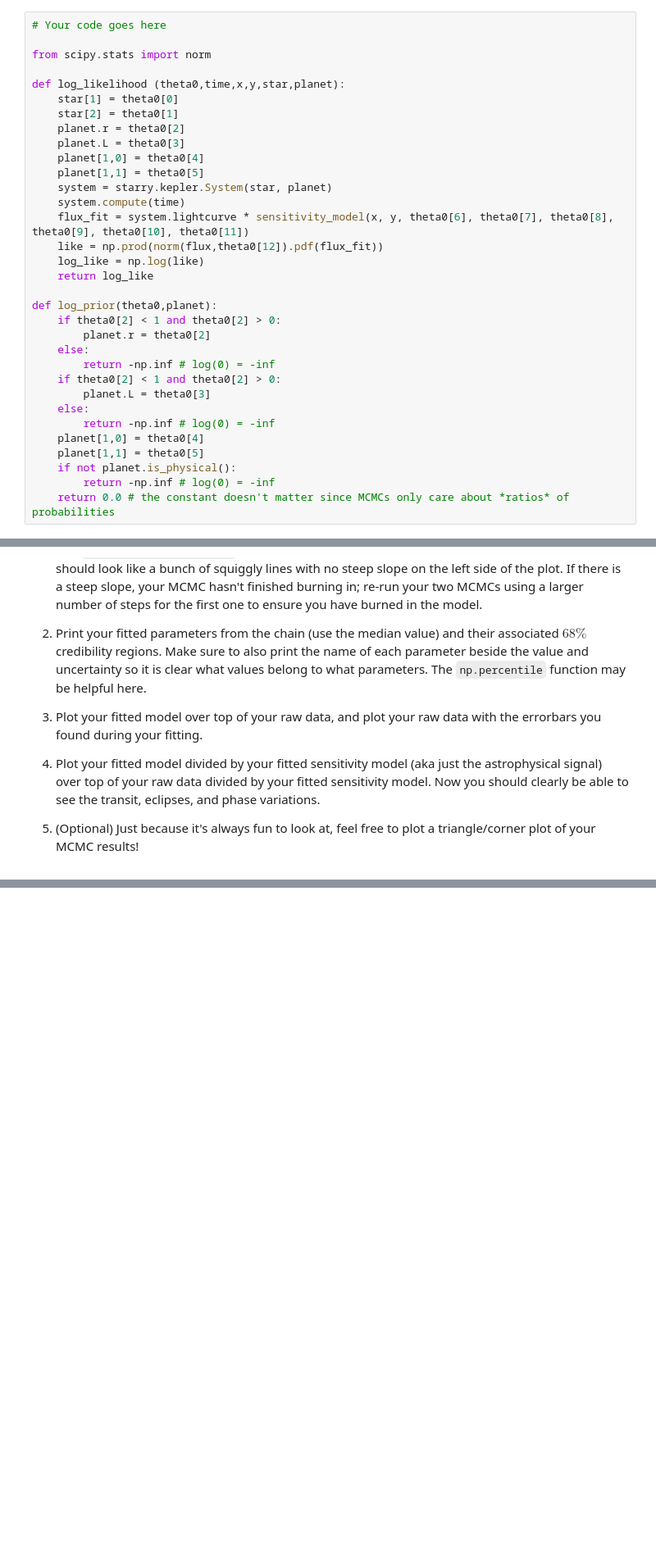
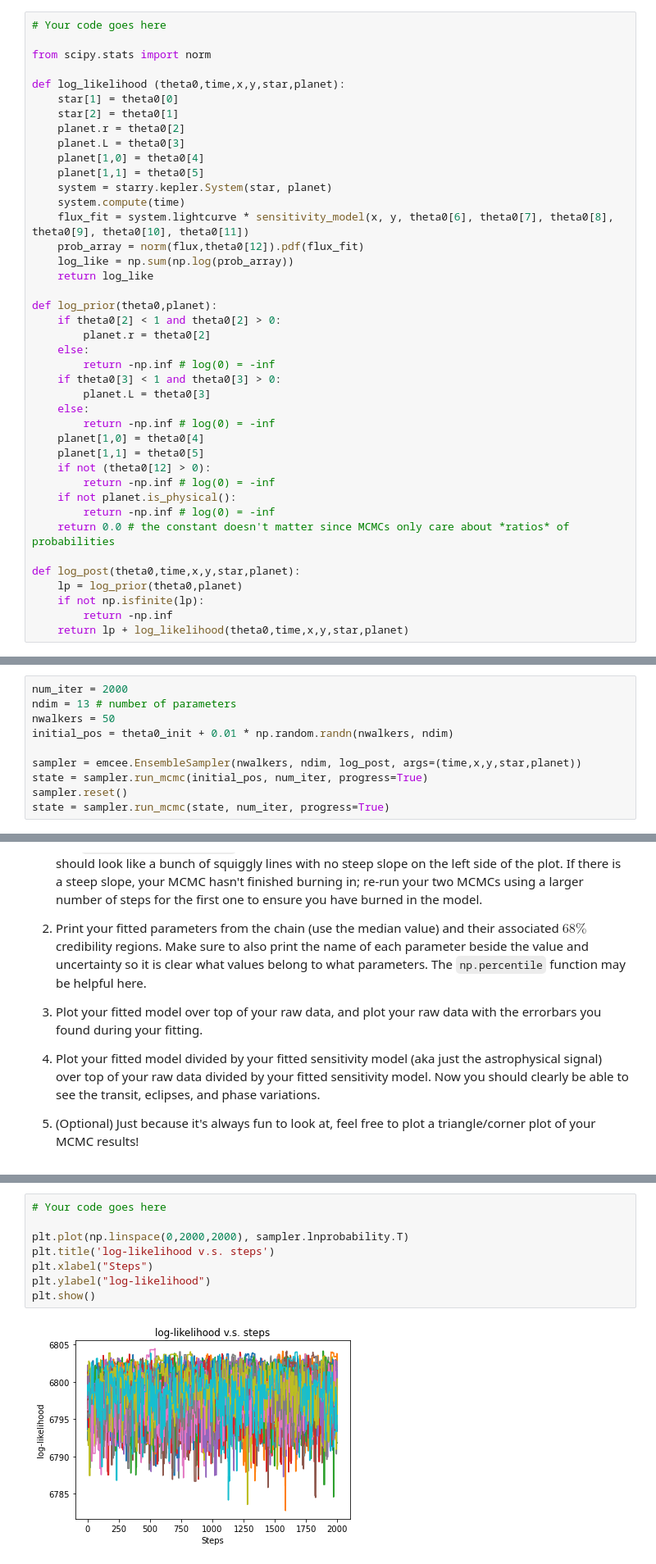
Before and after one commit to Foo2000/PHYS321_CodingLabs, a Jupyter notebook: CodingLab8/CodingLab08_Exoplanets.ipynb, the cells around one changed output, grey strips where cells are left out. Shown at 82% size. Saved outputs shown, nothing was run; the diff lists cells and outputs as text; blank space fills up the shorter version.

```diff
--- a/CodingLab8/CodingLab08_Exoplanets.ipynb
+++ b/CodingLab8/CodingLab08_Exoplanets.ipynb
@@ -382,8 +373,8 @@ def log_likelihood (theta0,time,x,y,star,planet):
     system = starry.kepler.System(star, planet)
     system.compute(time)
     flux_fit = system.lightcurve * sensitivity_model(x, y, theta0[6], theta0[7], theta0[8], theta0[9], theta0[10], theta0[11])
-    like = np.prod(norm(flux,theta0[12]).pdf(flux_fit))
-    log_like = np.log(like)
+    prob_array = norm(flux,theta0[12]).pdf(flux_fit)
+    log_like = np.sum(np.log(prob_array))
     return log_like
 
 def log_prior(theta0,planet):
@@ -391,15 +382,23 @@ def log_prior(theta0,planet):
         planet.r = theta0[2]
     else:
         return -np.inf # log(0) = -inf
-    if theta0[2] < 1 and theta0[2] > 0:
+    if theta0[3] < 1 and theta0[3] > 0:
         planet.L = theta0[3]
     else:
         return -np.inf # log(0) = -inf
     planet[1,0] = theta0[4]
     planet[1,1] = theta0[5]
+    if not (theta0[12] > 0):
+        return -np.inf # log(0) = -inf
     if not planet.is_physical():
         return -np.inf # log(0) = -inf
     return 0.0 # the constant doesn't matter since MCMCs only care about *ratios* of probabilities
+
+def log_post(theta0,time,x,y,star,planet):
+    lp = log_prior(theta0,planet)
+    if not np.isfinite(lp):
+        return -np.inf
+    return lp + log_likelihood(theta0,time,x,y,star,planet)
 # %% [markdown]
 ### Question 4e)
 
@@ -441,3 +440,13 @@ plt.show()
+# %%
+num_iter = 2000
+ndim = 13 # number of parameters
+nwalkers = 50
+initial_pos = theta0_init + 0.01 * np.random.randn(nwalkers, ndim)
+
+sampler = emcee.EnsembleSampler(nwalkers, ndim, log_post, args=(time,x,y,star,planet))
+state = sampler.run_mcmc(initial_pos, num_iter, progress=True)
+sampler.reset()
+state = sampler.run_mcmc(state, num_iter, progress=True)
 # %% [markdown]
 ### Question 4f)
 
@@ -456,0 +464,10 @@ Now it's time to examine your results.
+# %%
+# Your code goes here
+
+plt.plot(np.linspace(0,2000,2000), sampler.lnprobability.T)
+plt.title('log-likelihood v.s. steps')
+plt.xlabel("Steps")
+plt.ylabel("log-likelihood")
+plt.show()
+# %% [output]
+[figure, added]
```
Also changed, not shown: parts of 13 cells of this notebook.
